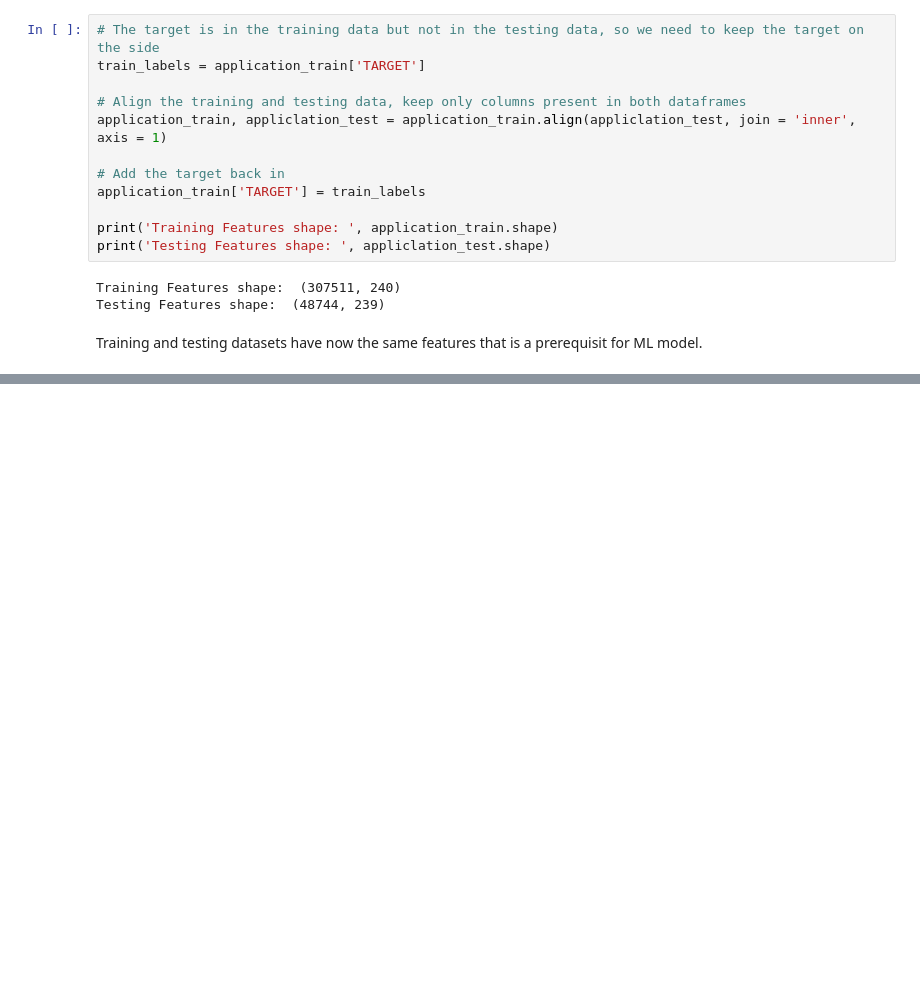
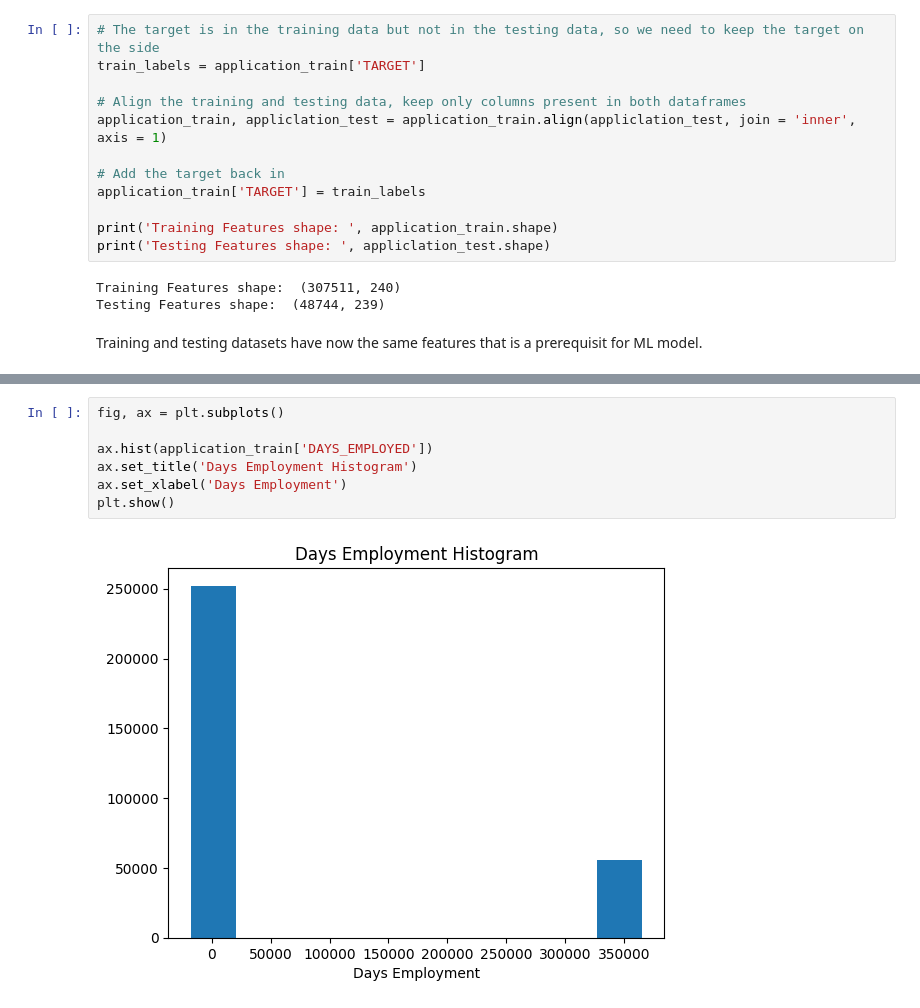
Before and after one commit to Laeti-dev/P4_Credit-Scoring-Model, a Jupyter notebook: ikusawa_laetitia_1_notebook_0824.ipynb, the cells around one changed output, grey strips where cells are left out. Drawn from its saved outputs; the diff is of its cells as text; blank space fills up the shorter version.

```diff
--- a/ikusawa_laetitia_1_notebook_0824.ipynb
+++ b/ikusawa_laetitia_1_notebook_0824.ipynb
@@ -255,0 +333,9 @@ Training and testing datasets have now the same features that is a prerequisit f
+# %%
+fig, ax = plt.subplots()
+
+ax.hist(application_train['DAYS_EMPLOYED'])
+ax.set_title('Days Employment Histogram')
+ax.set_xlabel('Days Employment')
+plt.show()
+# %% [output]
+[figure, added]
```
Also changed, not shown: parts of 27 cells of this notebook, 1 other file.
